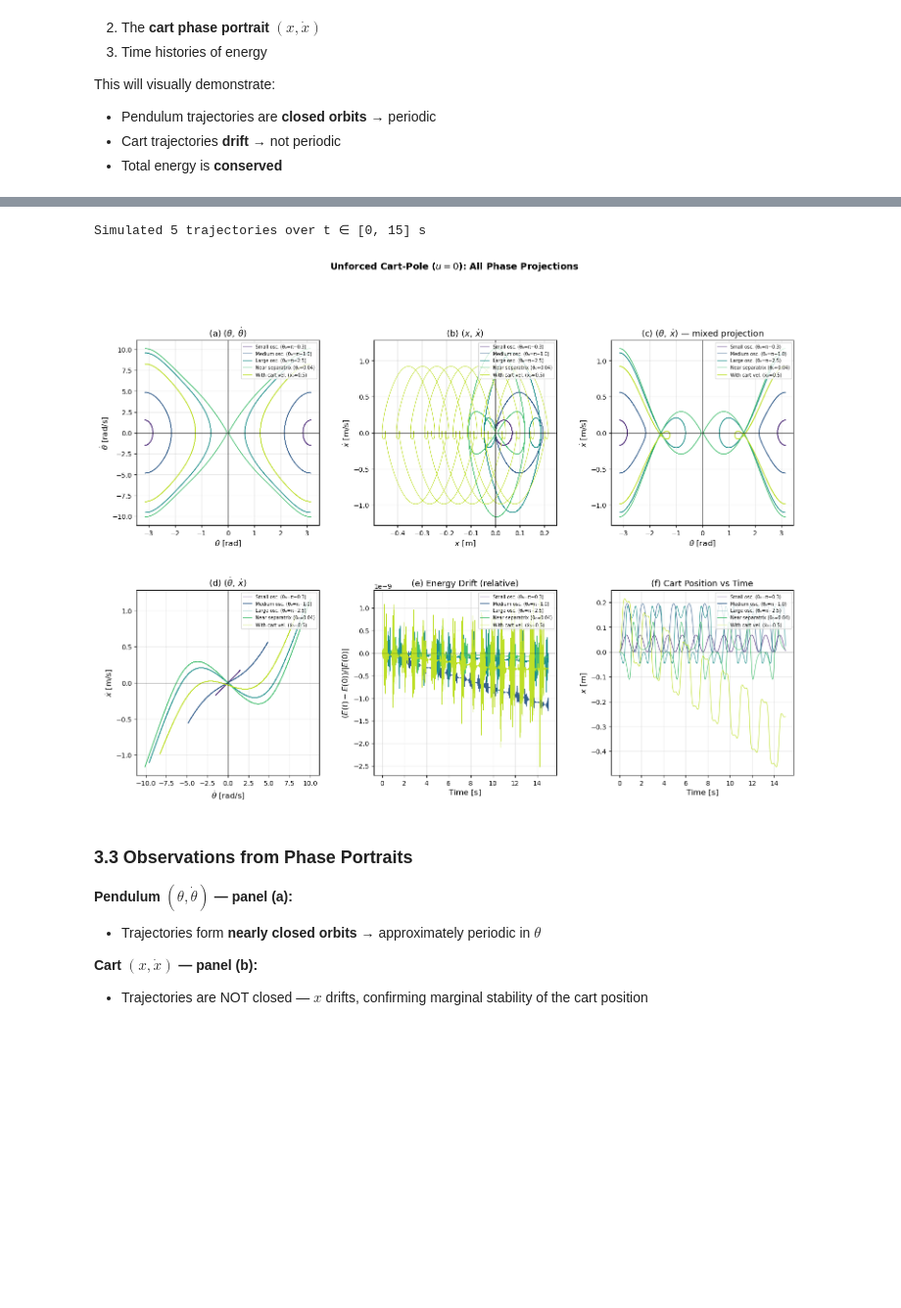
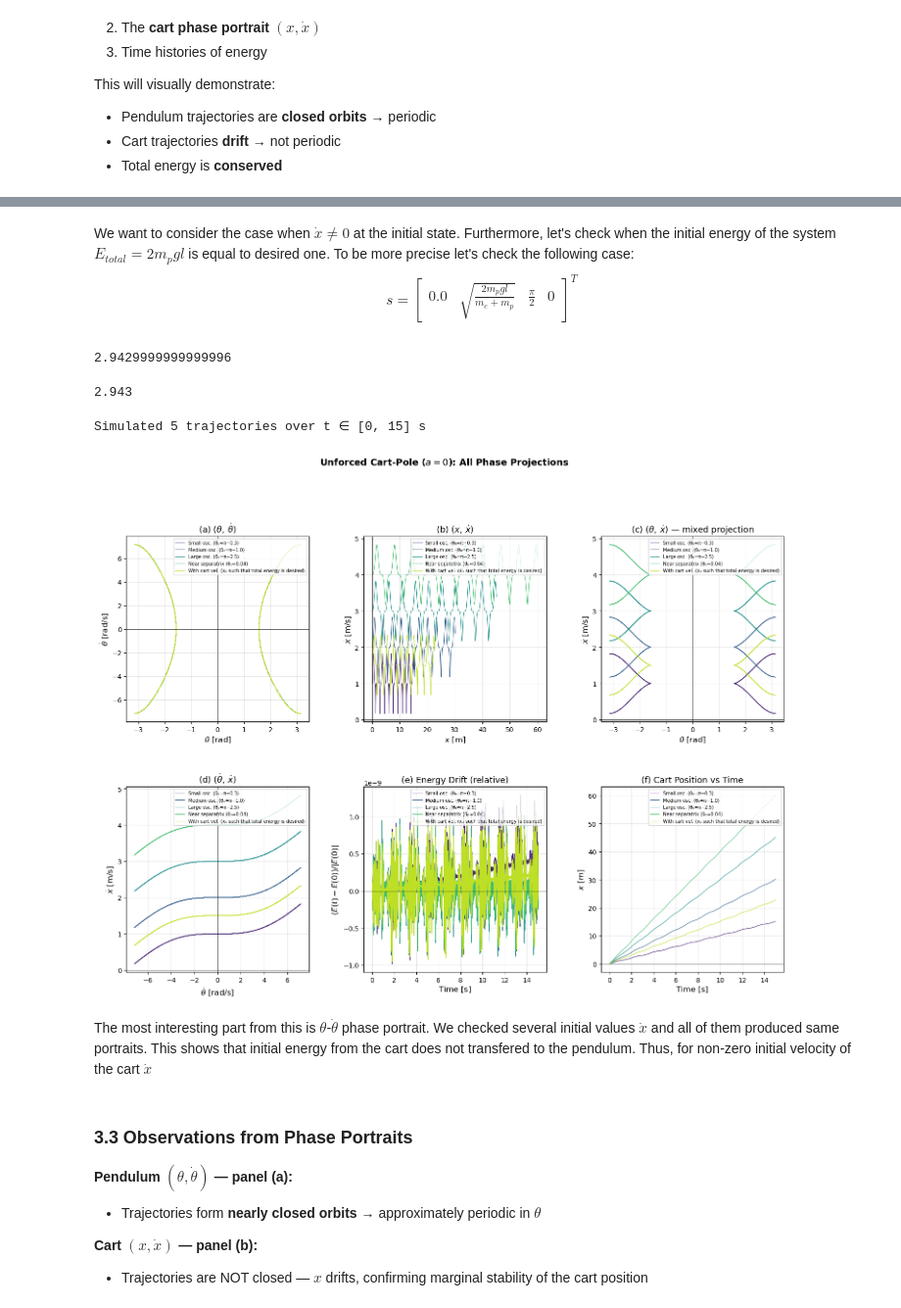
Before and after one commit to glebuben/Control-sandbox, a Jupyter notebook: Project_1_Lyapunov_based_control_cartpole/notebooks/system_analysis.ipynb, the cells around one changed output, grey strips where cells are left out. Shown at 98% size. Drawn from its saved outputs; the diff is of its cells as text; code cells hidden in the pictures; blank space fills up the shorter version.

```diff
--- a/Project_1_Lyapunov_based_control_cartpole/notebooks/system_analysis.ipynb
+++ b/Project_1_Lyapunov_based_control_cartpole/notebooks/system_analysis.ipynb
@@ -376,3 +380,35 @@ This will visually demonstrate:
 - Pendulum trajectories are **closed orbits** → periodic
 - Cart trajectories **drift** → not periodic
 - Total energy is **conserved**
+# %%
+# Cell — Simulate from multiple initial conditions
+
+# Initial conditions: vary pendulum angle, cart starts at rest
+initial_conditions = [
+    # [x, x_dot, theta, theta_dot]  — label
+    ([0.0, 0.0, np.pi - 0.3, 0.0], "Small osc. (θ₀=π−0.3)"),   # small swing near bottom
+    ([0.0, 0.0, np.pi - 1., 0.0], "Medium osc. (θ₀=π−1.0)"),  # medium swing
+    ([0.0, 0.0, np.pi - 2.5, 0.0], "Large osc. (θ₀=π−2.5)"),   # large swing
+    ([0.0, 0.0, 0.04, 0.0], "Near separatrix (θ₀≈0.04)"),  # near separatrix
+    ([0, 0.0, np.pi - 1., 0.5], r"With pendulum vel. ($\dotθ$₀=0.5)"),  # nonzero pendulum velocity
+    ([0, 0.0, np.pi/2, np.sqrt(2*params["g"]/params["l"])], r"With pendulum vel. ($\dotθ$₀=0.5)"),  # full energy in pendulum
+]
+
+t_span = (0, 15)
+t_eval = np.linspace(*t_span, 5000)
+
+results = []
+for ic, label in initial_conditions:
+    sol = solve_ivp(
+        cart_pole_dynamics, t_span, ic,
+        args=(params,), t_eval=t_eval,
+        method="RK45", rtol=1e-10, atol=1e-12,
+    )
+    E_tot = np.array([total_energy(sol.y[:, i], params) for i in range(len(sol.t))])
+    E_pen = np.array([pendulum_energy(sol.y[:, i], params) for i in range(len(sol.t))])
+    results.append({
+        "sol": sol, "label": label, "ic": ic,
+        "E_total": E_tot, "E_pend": E_pen,
+    })
+
+print(f"Simulated {len(results)} trajectories over t ∈ [{t_span[0]}, {t_span[1]}] s")
@@ -379,14 +540,25 @@ This will visually demonstrate:
+# %% [markdown]
+We want to consider the case when $\dot x \neq 0$ at the initial state. Furthermore, let's check when the initial energy of the system $E_{total}=2m_pgl$ is equal to desired one. To be more precise let's check the following case:
+$$s=\begin{bmatrix}0.0 & \sqrt{\frac{2m_pgl}{m_c+m_p}} & \frac{\pi}{2} & 0\end{bmatrix}^T$$
+# %%
+total_energy([0,np.sqrt(params["g"]*params["l"]*params["m_p"]*2/(params["m_c"]+params["m_p"])),np.pi/2,0], params)
+# %% [output]
+2.9429999999999996
+# %%
+total_energy([0,0,0,0], params)
+# %% [output]
+2.943
 # %%
 # Cell — Simulate from multiple initial conditions
 
 # Initial conditions: vary pendulum angle, cart starts at rest
 initial_conditions = [
     # [x, x_dot, theta, theta_dot]  — label
-    ([0.0, 0.0, np.pi - 0.3, 0.0], "Small osc. (θ₀=π−0.3)"),   # small swing near bottom
-    ([0.0, 0.0, np.pi - 1.0, 0.0], "Medium osc. (θ₀=π−1.0)"),  # medium swing
-    ([0.0, 0.0, np.pi - 2.5, 0.0], "Large osc. (θ₀=π−2.5)"),   # large swing
-    ([0.0, 0.0, np.pi - 3.1, 0.0], "Near separatrix (θ₀≈0.04)"),  # near separatrix
-    ([0.0, 0.0, np.pi - 1.5, 4.0], "With cart vel. (ẋ₀=0.5)"),  # nonzero cart velocity
+    ([0.0, 1.0, np.pi / 2, 0.0], "Small osc. (θ₀=π−0.3)"),   # small swing near bottom
+    ([0.0, 2.0, np.pi / 2, 0.0], "Medium osc. (θ₀=π−1.0)"),  # medium swing
+    ([0.0, 3.0, np.pi / 2, 0.0], "Large osc. (θ₀=π−2.5)"),   # large swing
+    ([0.0, 4.0, np.pi / 2, 0.0], "Near separatrix (θ₀≈0.04)"),  # near separatrix
+    ([0,np.sqrt(params["g"]*params["l"]*params["m_p"]*2/(params["m_c"]+params["m_p"])),np.pi/2,0], "With cart vel. (ẋ₀ such that total energy is desired)"),  # nonzero cart velocity
 ]
 
 t_span = (0, 15)
@@ -503,35 +675,37 @@ for r, c in zip(results, colors):
     E_rel = (r["E_total"] - r["E_total"][0]) / (np.abs(r["E_total"][0]) + 1e-12)
     ax5.plot(sol.t, E_rel, color=c, linewidth=0.8, label=r["label"])
 
 ax5.set_xlabel("Time [s]", fontsize=12)
 ax5.set_ylabel(r"$(E(t) - E(0))/|E(0)|$", fontsize=12)
 ax5.set_title("(e) Energy Drift (relative)", fontsize=13)
 ax5.legend(fontsize=7, loc="upper right")
 ax5.grid(True, alpha=0.3)
 ax5.axhline(0, color="k", linewidth=0.5)
 ax5.ticklabel_format(style="sci", axis="y", scilimits=(-2, 2))
 
 # ── (f) Cart position vs time ──
 ax6 = fig.add_subplot(gs[1, 2])
 for r, c in zip(results, colors):
     sol = r["sol"]
     ax6.plot(sol.t, sol.y[0], color=c, linewidth=0.8, label=r["label"])
 
 ax6.set_xlabel("Time [s]", fontsize=12)
 ax6.set_ylabel(r"$x$ [m]", fontsize=12)
 ax6.set_title("(f) Cart Position vs Time", fontsize=13)
 ax6.legend(fontsize=7, loc="upper right")
 ax6.grid(True, alpha=0.3)
 ax6.axhline(0, color="k", linewidth=0.5)
 
 plt.suptitle(
-    "Unforced Cart-Pole ($u=0$): All Phase Projections",
+    "Unforced Cart-Pole ($a=0$): All Phase Projections",
     fontsize=14, fontweight="bold", y=1.02,
 )
 plt.savefig("phase_portraits_unforced.png", dpi=150, bbox_inches="tight")
 plt.show()
 # %% [output]
-[figure, old version]
+[figure, new version]
+# %% [markdown]
+The most interesting part from this is $\theta$-$\dot\theta$ phase portrait. We checked several initial values $\dot x$ and all of them produced same portraits. This shows that initial energy from the cart does not transfered to the pendulum. Thus, for non-zero initial velocity of the cart $\dot x$
 # %% [markdown]
 ### 3.3 Observations from Phase Portraits
 
```
Also changed, not shown: parts of 5 cells of this notebook.
